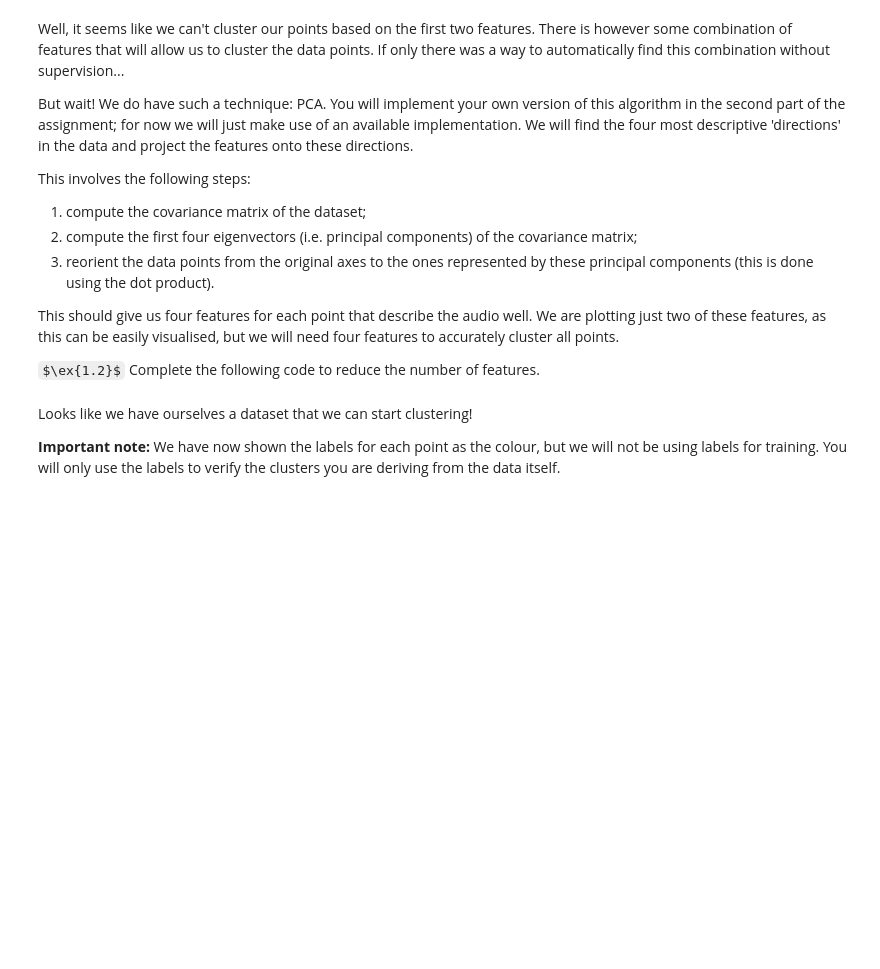
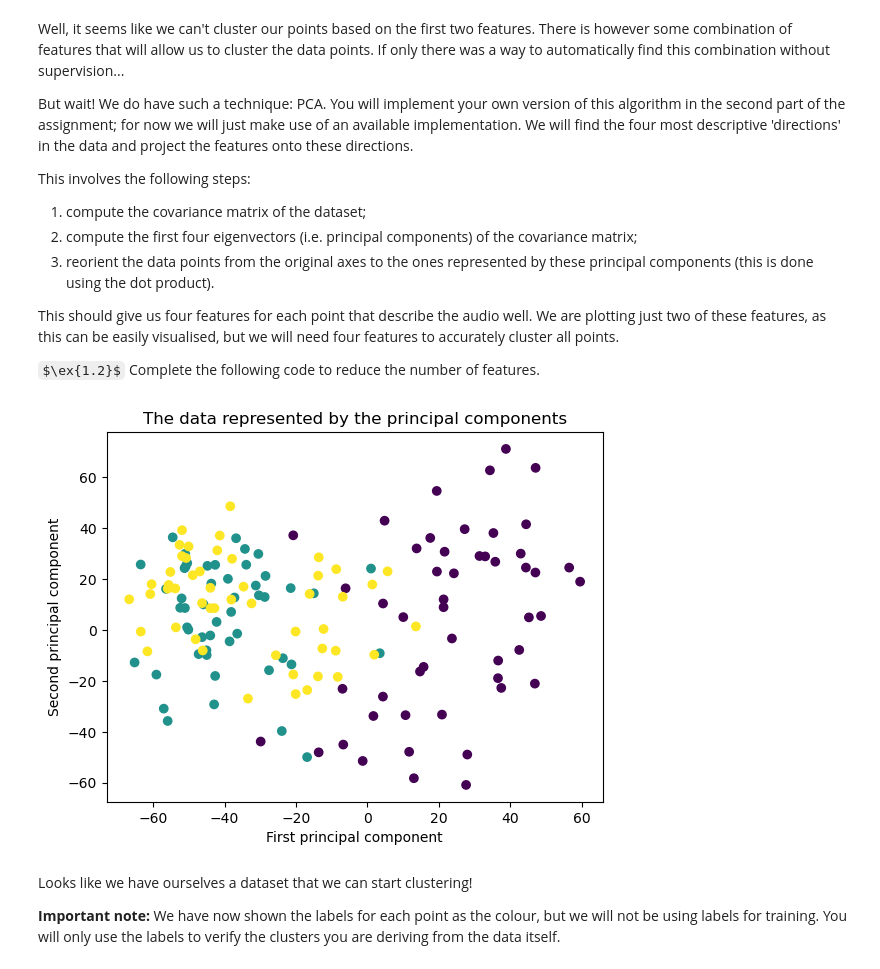
Before and after one commit to vladpaun-tudelft/cse2510-ml-2025, a Jupyter notebook: Lab 7 - unsupervised/part1_clustering_student.ipynb, the cells around one changed output. Saved outputs shown, nothing was run; the diff lists cells and outputs as text; code cells hidden in the pictures; some formulas as TeX source; blank space fills up the shorter version.

```diff
--- a/Lab 7 - unsupervised/part1_clustering_student.ipynb
+++ b/Lab 7 - unsupervised/part1_clustering_student.ipynb
@@ -74,23 +76,33 @@ $\ex{1.2}$ Complete the following code to reduce the number of features.
 # %%
 # First compute the covariance matrix of the dataset
 # START ANSWER
+cov_matrix = np.cov(X_train_centered, rowvar=False)
 # END ANSWER
 
 # Next, retrieve four eigenvectors of the covariance matrix using np.linalg.eig()
 # START ANSWER
+eigenvalues, eigenvectors = np.linalg.eig(cov_matrix)
+idx = eigenvalues.argsort()[::-1]
+eigenvalues = eigenvalues[idx]
+eigenvectors = eigenvectors[:, idx]
+
+eigenvectors = eigenvectors[:, :4]
+
 # END ANSWER
 
 # Finally, we project our points onto the eigenvectors (principal components) using matrix multiplication
 X_train_reduced = np.zeros((X_train.shape[0], 4))
 for i in range(len(X_train)):
     X_train_reduced[i, :] = np.matmul(X_train[i, :].T, eigenvectors).T
 
 # And plot the points with the new data
 plt.scatter(X_train_reduced[:, 0], X_train_reduced[:, 1], c=y_train)
 plt.title('The data represented by the principal components')
 plt.xlabel('First principal component')
 plt.ylabel('Second principal component')
 plt.show()
+# %% [output]
+[figure, added]
 # %% [markdown]
 Looks like we have ourselves a dataset that we can start clustering!
 
```
Also changed, not shown: parts of 10 cells of this notebook.
